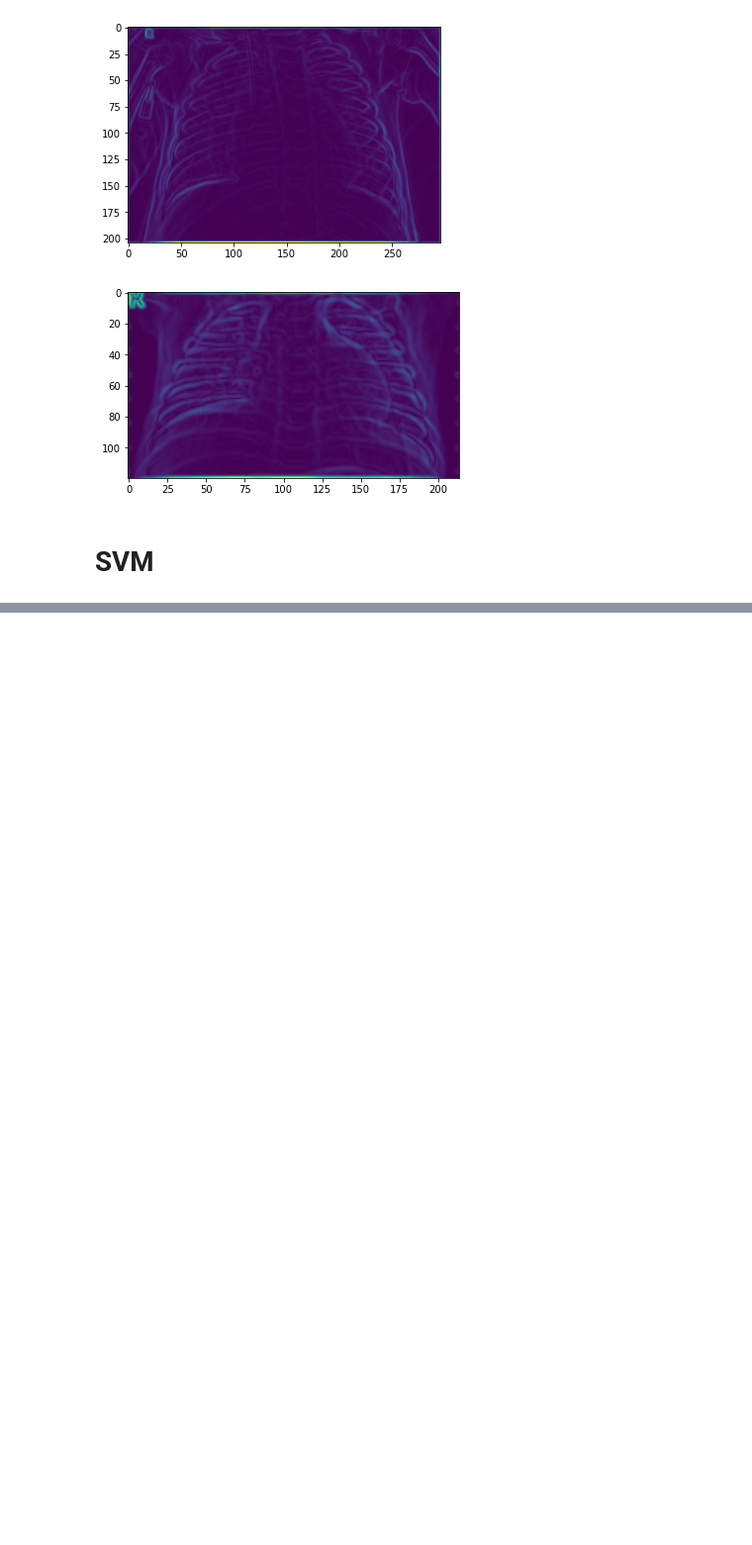
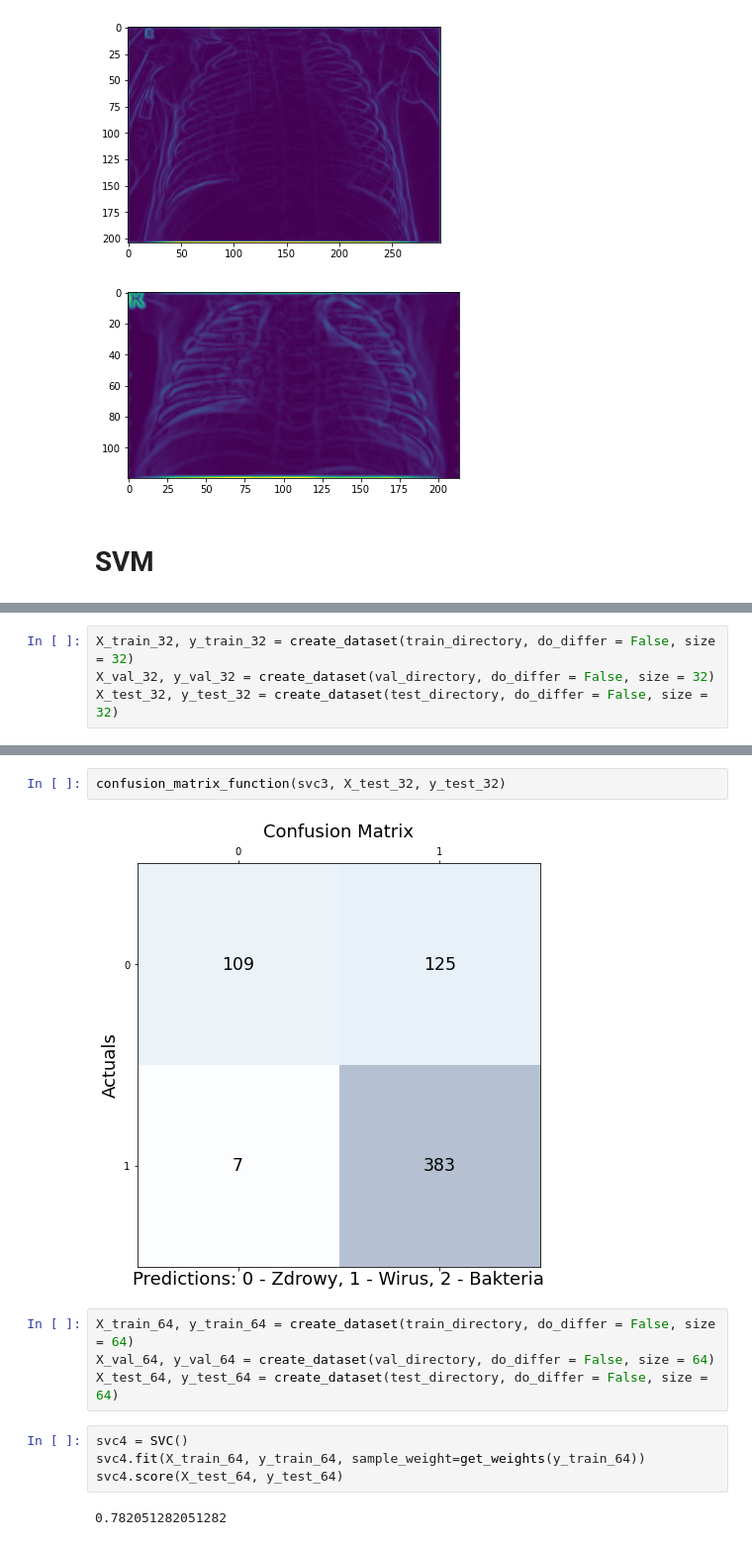
Before and after one commit to MichalZelasko/SISI-pojekt, a Jupyter notebook: src/data_visualizer.ipynb, the cells around one changed output, grey strips where cells are left out. Shown at 99% size. Cells and saved outputs as stored; diff of their text form; blank space fills up the shorter version.

```diff
--- a/src/data_visualizer.ipynb
+++ b/src/data_visualizer.ipynb
@@ -362,0 +415,4 @@ svc.score(X_test_32, y_test_32)
+# %%
+X_train_32, y_train_32 = create_dataset(train_directory, do_differ = False, size = 32)
+X_val_32, y_val_32 = create_dataset(val_directory, do_differ = False, size = 32)
+X_test_32, y_test_32 = create_dataset(test_directory, do_differ = False, size = 32)
@@ -362,0 +425,14 @@ svc.score(X_test_32, y_test_32)
+# %%
+confusion_matrix_function(svc3, X_test_32, y_test_32)
+# %% [output]
+[figure, added]
+# %%
+X_train_64, y_train_64 = create_dataset(train_directory, do_differ = False, size = 64)
+X_val_64, y_val_64 = create_dataset(val_directory, do_differ = False, size = 64)
+X_test_64, y_test_64 = create_dataset(test_directory, do_differ = False, size = 64)
+# %%
+svc4 = SVC()
+svc4.fit(X_train_64, y_train_64, sample_weight=get_weights(y_train_64))
+svc4.score(X_test_64, y_test_64)
+# %% [output]
+0.782051282051282
```
Also changed, not shown: parts of 29 cells of this notebook.
